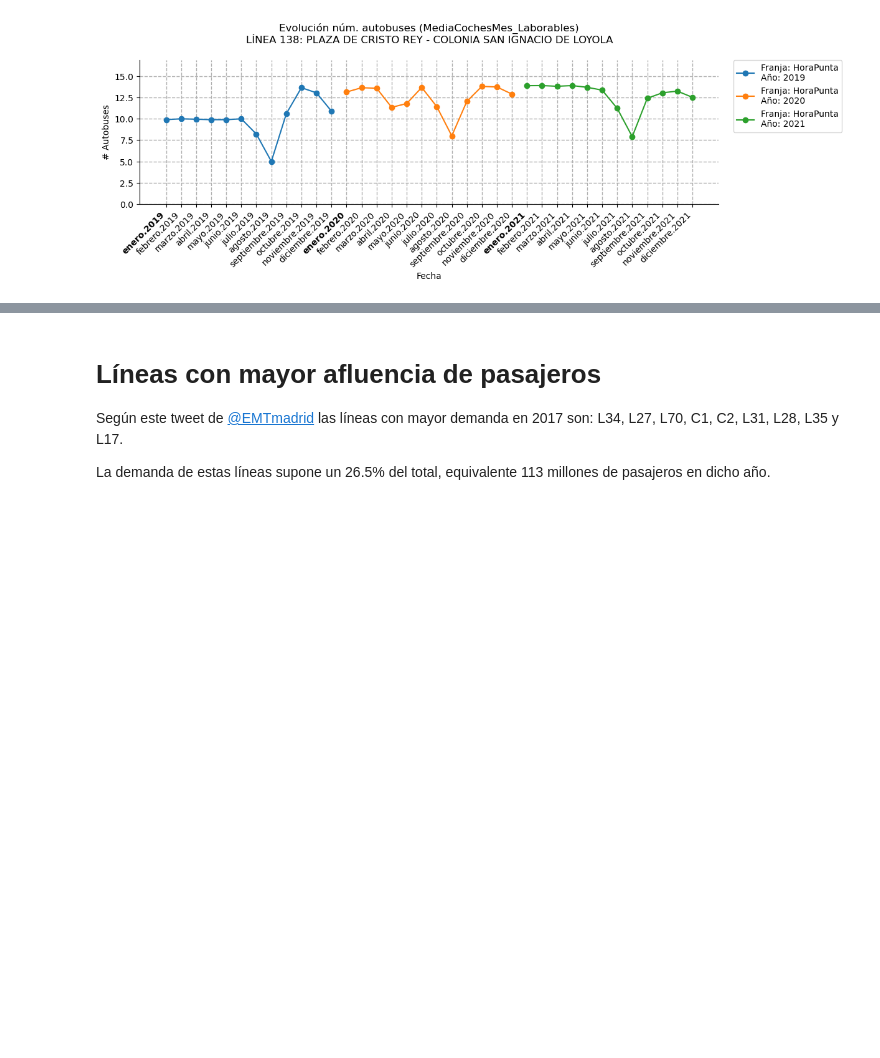
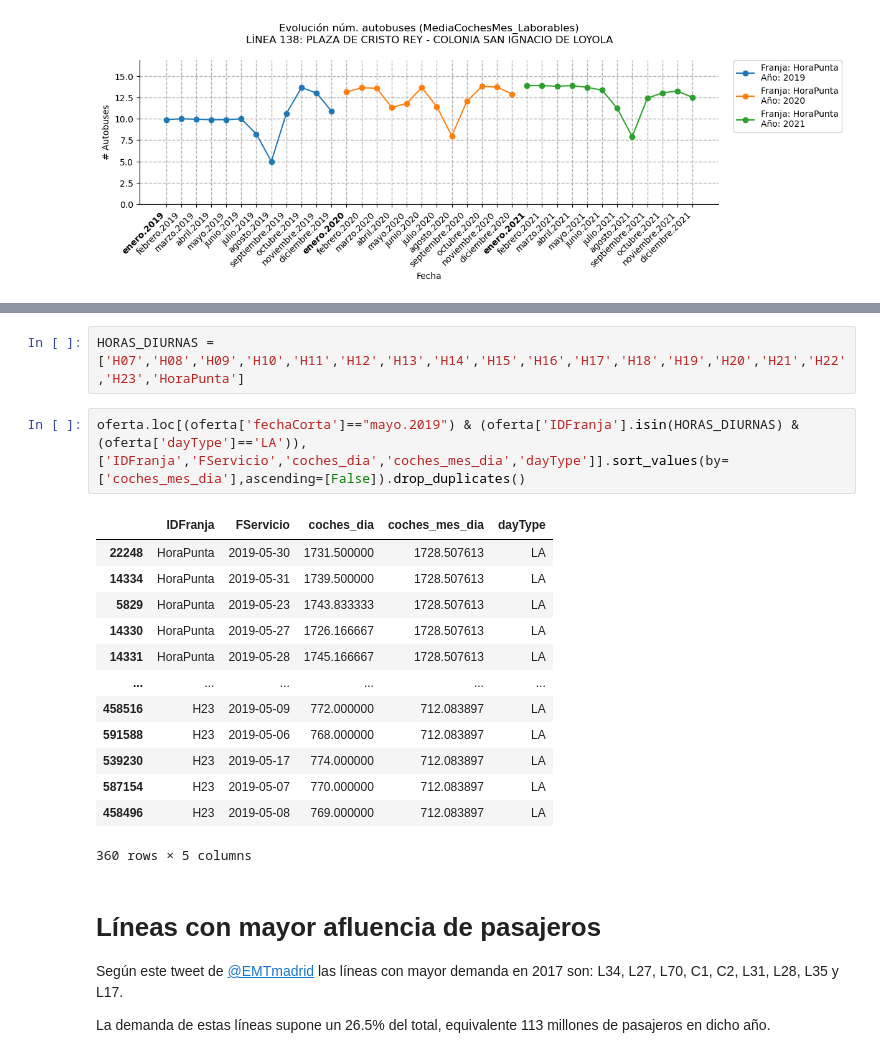
Before and after one commit to nacholopex/emt_madrid, a Jupyter notebook: 2022_emt_evolucion.ipynb, the cells around one changed output, grey strips where cells are left out. Drawn from its saved outputs; the diff is of its cells as text; blank space fills up the shorter version.

```diff
--- a/2022_emt_evolucion.ipynb
+++ b/2022_emt_evolucion.ipynb
@@ -96,3 +146,21 @@ graficar(dataset=oferta,num_linea=138,franja='HoraPunta',valores='MediaCochesMes
+# %%
+HORAS_DIURNAS = ['H07','H08','H09','H10','H11','H12','H13','H14','H15','H16','H17','H18','H19','H20','H21','H22','H23','HoraPunta']
+# %%
+oferta.loc[(oferta['fechaCorta']=="mayo.2019") & (oferta['IDFranja'].isin(HORAS_DIURNAS) & (oferta['dayType']=='LA')),['IDFranja','FServicio','coches_dia','coches_mes_dia','dayType']].sort_values(by=['coches_mes_dia'],ascending=[False]).drop_duplicates()
+# %% [output]
+|  | IDFranja | FServicio | coches_dia | coches_mes_dia | dayType |
+| 22248 | HoraPunta | 2019-05-30 | 1731.500000 | 1728.507613 | LA |
+| 14334 | HoraPunta | 2019-05-31 | 1739.500000 | 1728.507613 | LA |
+| 5829 | HoraPunta | 2019-05-23 | 1743.833333 | 1728.507613 | LA |
+| 14330 | HoraPunta | 2019-05-27 | 1726.166667 | 1728.507613 | LA |
+| 14331 | HoraPunta | 2019-05-28 | 1745.166667 | 1728.507613 | LA |
+| ... | ... | ... | ... | ... | ... |
+| 458516 | H23 | 2019-05-09 | 772.000000 | 712.083897 | LA |
+| 591588 | H23 | 2019-05-06 | 768.000000 | 712.083897 | LA |
+| 539230 | H23 | 2019-05-17 | 774.000000 | 712.083897 | LA |
+| 587154 | H23 | 2019-05-07 | 770.000000 | 712.083897 | LA |
+| 458496 | H23 | 2019-05-08 | 769.000000 | 712.083897 | LA |
+360 rows × 5 columns
 # %% [markdown]
 # Líneas con mayor afluencia de pasajeros
 Según este tweet de [@EMTmadrid](https://twitter.com/emtmadrid/status/956855958369701889?lang=es) las líneas con mayor demanda en 2017 son: L34, L27, L70, C1, C2, L31, L28, L35 y L17.
```
Also changed, not shown: parts of 10 cells of this notebook, 1 other file.
